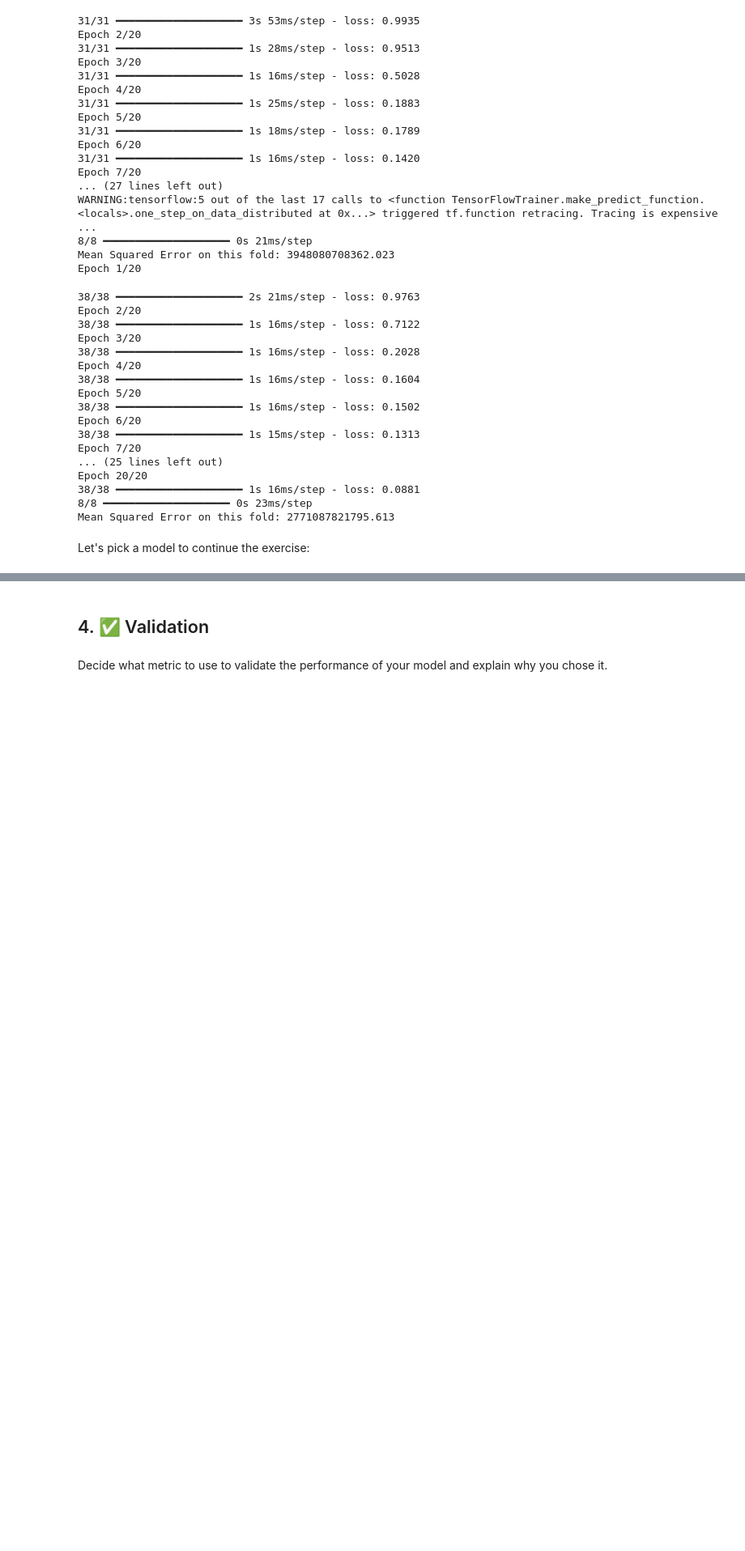
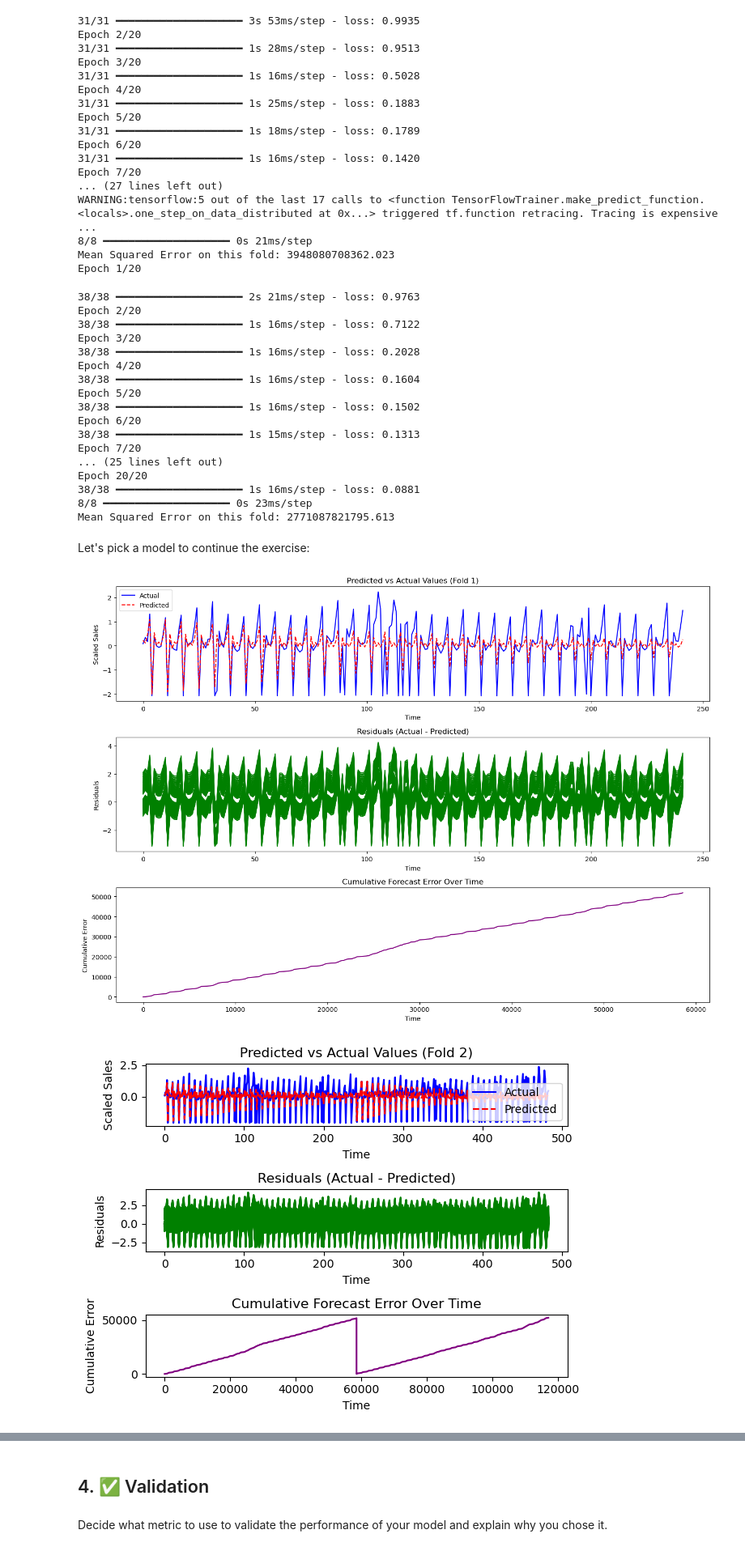
Before and after one commit to MartinezAgullo/TechChallenge_MercadonaIT, a Jupyter notebook: notebooks/2-model-training.ipynb, the cells around one changed output, grey strips where cells are left out. Shown at 81% size. Drawn from its saved outputs; the diff is of its cells as text; code cells hidden in the pictures; blank space fills up the shorter version.

```diff
--- a/notebooks/2-model-training.ipynb
+++ b/notebooks/2-model-training.ipynb
@@ -1043,6 +1053,8 @@ d = 3
 q = 0
 
 tscv = TimeSeriesSplit(n_splits=5)
+scaler = StandardScaler()
+
 
 actual_values = []
 predicted_values = []
@@ -1081,30 +1093,33 @@ for fold, (train_index, test_index) in enumerate(tscv.split(X), 1):
     plt.clf()
 
     # Plot 1: Predicted vs Actual
     plt.subplot(3, 1, 1)
     plt.plot(actual_values, label='Actual', color='blue')
     plt.plot(predicted_values, label='Predicted', color='red', linestyle='--')
     plt.title('Predicted vs Actual Values (Fold {})'.format(fold))
     plt.xlabel('Time')
     plt.ylabel('Scaled Sales')
     plt.legend()
 
     # Plot 2: Residuals
     plt.subplot(3, 1, 2)
     plt.plot(residuals_list, color='green', label='Residuals')
     plt.title('Residuals (Actual - Predicted)')
     plt.xlabel('Time')
     plt.ylabel('Residuals')
 
     # Plot 3: Cumulative Forecast Error
     plt.subplot(3, 1, 3)
     plt.plot(cumulative_error_list, color='purple', label='Cumulative Error')
     plt.title('Cumulative Forecast Error Over Time')
     plt.xlabel('Time')
     plt.ylabel('Cumulative Error')
 
     plt.tight_layout()
     plt.pause(0.01)  # Pause to allow the plot to update
 
 # Final plot
 plt.show()
+# %% [output]
+[figure, added]
+[figure, added]
```
Also changed, not shown: parts of 12 cells of this notebook, 5 other files.
